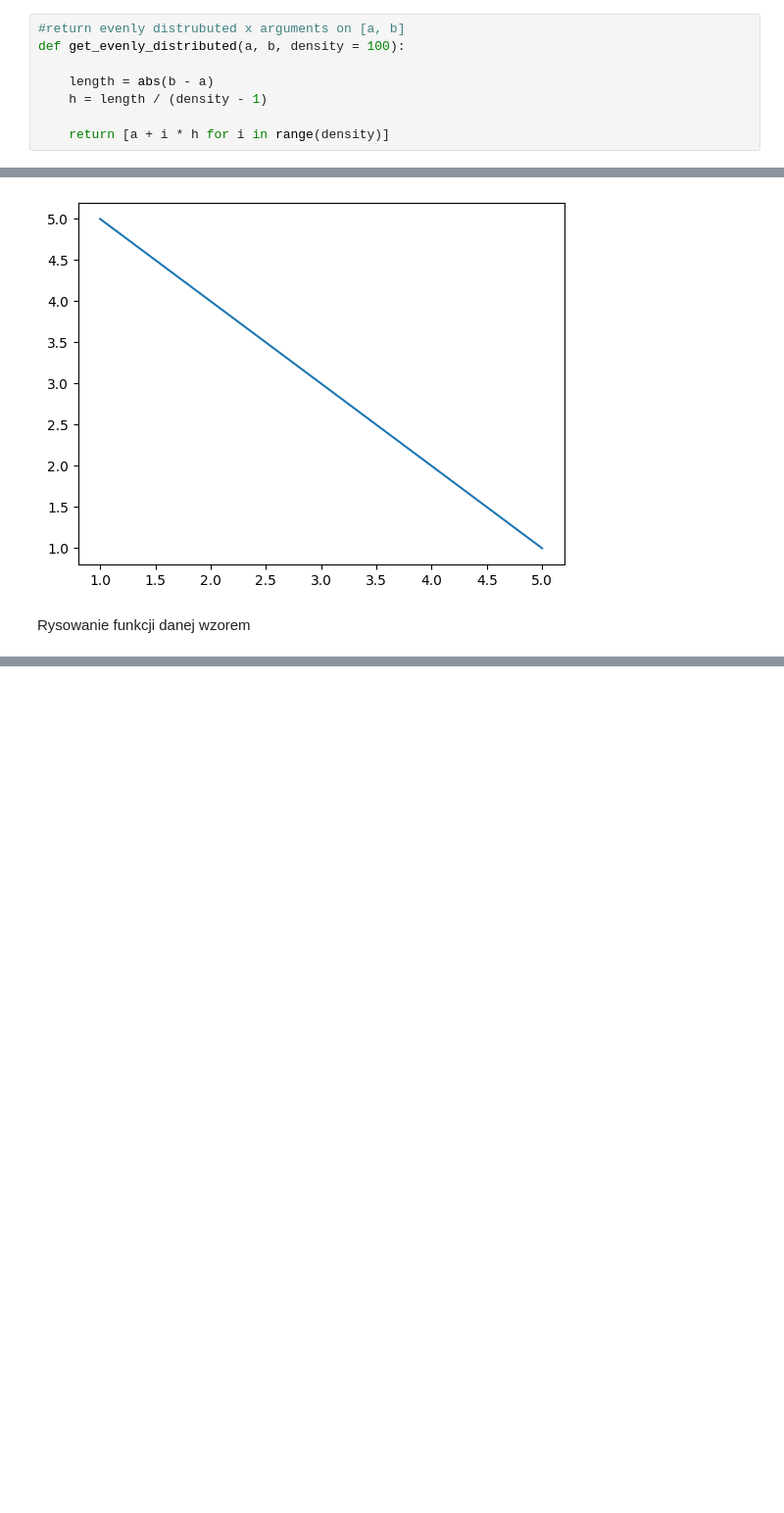
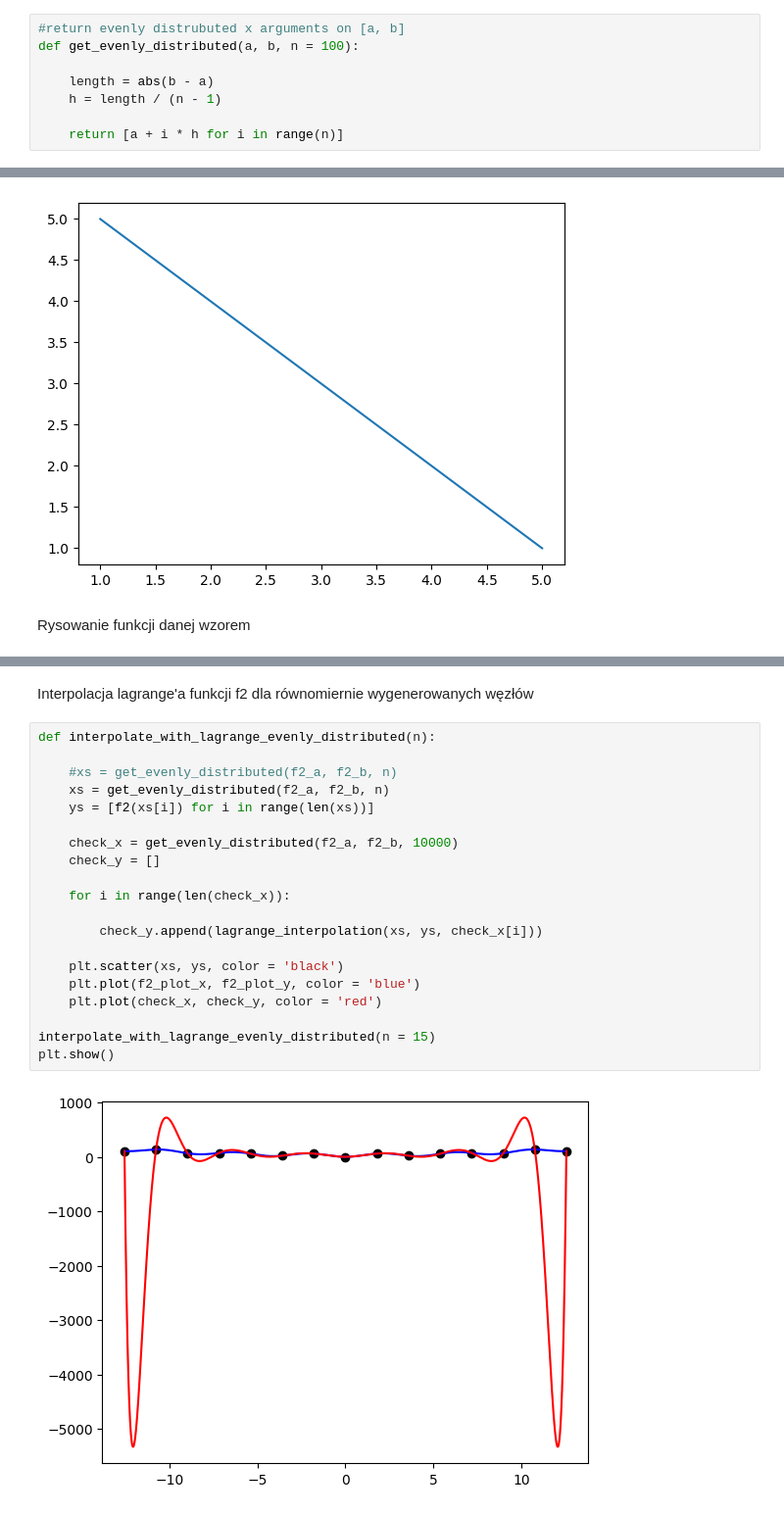
Before and after one commit to JakubFr4czek/MOwNiT, a Jupyter notebook: Lab2/lab2.ipynb, the cells around one changed output, grey strips where cells are left out. Shown at 98% size. Drawn from its saved outputs; the diff is of its cells as text; blank space fills up the shorter version.

```diff
--- a/Lab2/lab2.ipynb
+++ b/Lab2/lab2.ipynb
@@ -69,12 +69,12 @@ def newton_interpolation(xs, ys, x):
 Równomiernie rozprowadzone punkty
 # %%
 #return evenly distrubuted x arguments on [a, b]
-def get_evenly_distributed(a, b, density = 100):
+def get_evenly_distributed(a, b, n = 100):
 
     length = abs(b - a)
-    h = length / (density - 1)
+    h = length / (n - 1)
 
-    return [a + i * h for i in range(density)]
+    return [a + i * h for i in range(n)]
 # %% [markdown]
 Zera wielomianu Czebyszewa - Inaczej węzły Czebyszewa. Są często używane jako węzły w interpolacji wielomianowej,
 ponieważ wynikowy wielomian interpolacyjny minimalizuje efekt Rungego, czyli duże oscylacje wielomianu interpolacyjnego przy krańcach przedziału.
@@ -119,0 +144,24 @@ plt.plot(x, y)
+# %% [markdown]
+Interpolacja lagrange'a funkcji f2 dla równomiernie wygenerowanych węzłów
+# %%
+def interpolate_with_lagrange_evenly_distributed(n):
+
+    #xs = get_evenly_distributed(f2_a, f2_b, n)
+    xs = get_evenly_distributed(f2_a, f2_b, n)
+    ys = [f2(xs[i]) for i in range(len(xs))]
+
+    check_x = get_evenly_distributed(f2_a, f2_b, 10000)
+    check_y = []
+
+    for i in range(len(check_x)):
+
+        check_y.append(lagrange_interpolation(xs, ys, check_x[i]))
+
+    plt.scatter(xs, ys, color = 'black')
+    plt.plot(f2_plot_x, f2_plot_y, color = 'blue')
+    plt.plot(check_x, check_y, color = 'red')
+
+interpolate_with_lagrange_evenly_distributed(n = 15)
+plt.show()
+# %% [output]
+[figure, added]
```
Also changed, not shown: parts of 21 cells of this notebook.
